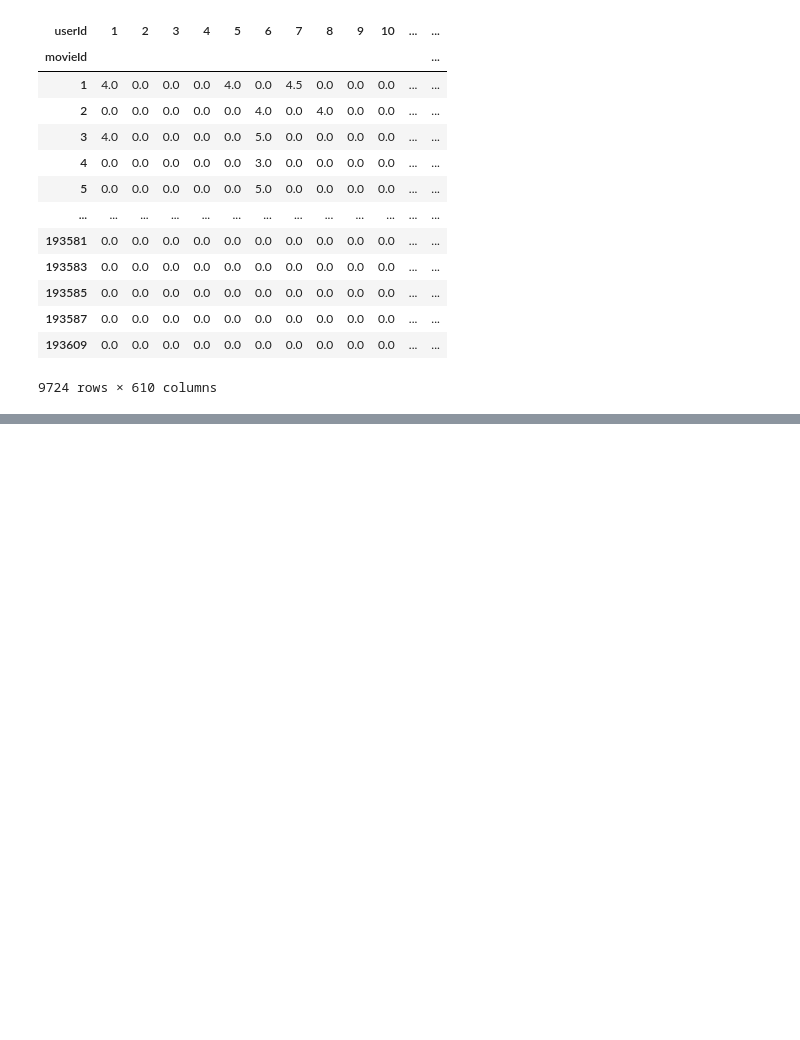
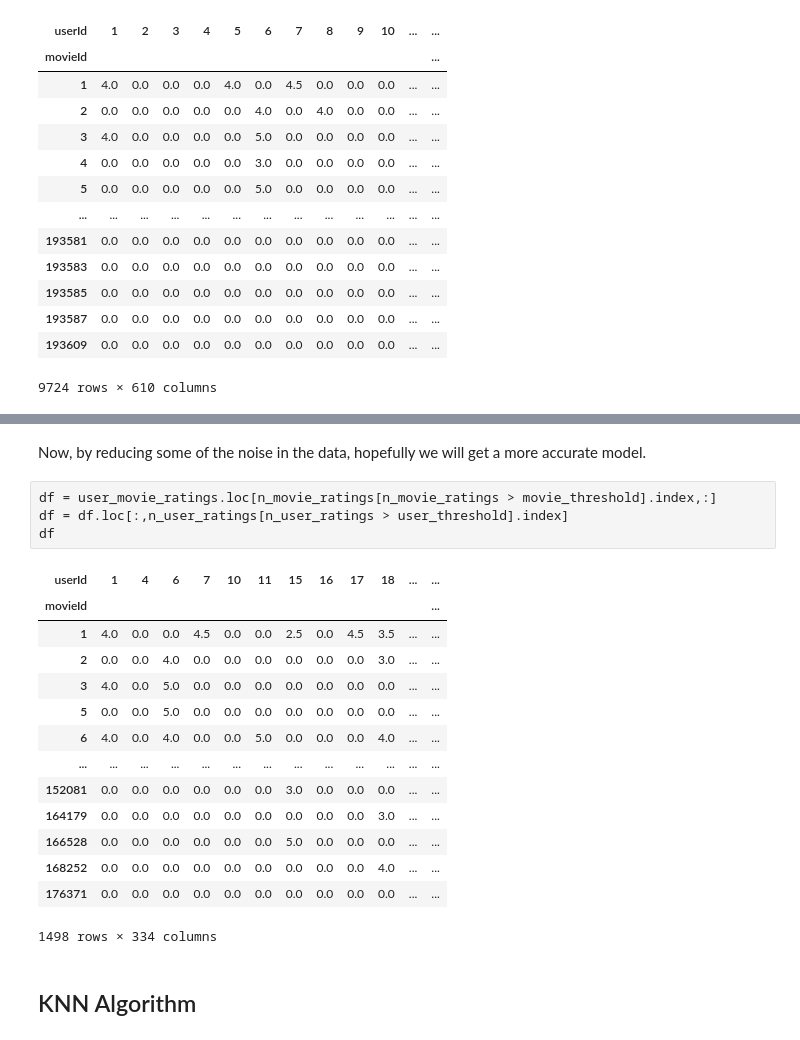
Before and after one commit to smmadden/cs-486-movie-recs, a Jupyter notebook: movie_recommender.ipynb, the cells around one changed output, grey strips where cells are left out. Saved outputs shown, nothing was run; the diff lists cells and outputs as text; blank space fills up the shorter version.

```diff
--- a/movie_recommender.ipynb
+++ b/movie_recommender.ipynb
@@ -119,0 +314,23 @@ Name: tag, Length: 1475, dtype: int64
+# %% [markdown]
+Now, by reducing some of the noise in the data, hopefully we will get a more accurate model.
+# %%
+df = user_movie_ratings.loc[n_movie_ratings[n_movie_ratings > movie_threshold].index,:]
+df = df.loc[:,n_user_ratings[n_user_ratings > user_threshold].index]
+df
+# %% [output]
+| userId | 1 | 4 | 6 | 7 | 10 | 11 | 15 | 16 | 17 | 18 | ... | ... |
+| movieId |  |  |  |  |  |  |  |  |  |  |  | ... |
+| 1 | 4.0 | 0.0 | 0.0 | 4.5 | 0.0 | 0.0 | 2.5 | 0.0 | 4.5 | 3.5 | ... | ... |
+| 2 | 0.0 | 0.0 | 4.0 | 0.0 | 0.0 | 0.0 | 0.0 | 0.0 | 0.0 | 3.0 | ... | ... |
+| 3 | 4.0 | 0.0 | 5.0 | 0.0 | 0.0 | 0.0 | 0.0 | 0.0 | 0.0 | 0.0 | ... | ... |
+| 5 | 0.0 | 0.0 | 5.0 | 0.0 | 0.0 | 0.0 | 0.0 | 0.0 | 0.0 | 0.0 | ... | ... |
+| 6 | 4.0 | 0.0 | 4.0 | 0.0 | 0.0 | 5.0 | 0.0 | 0.0 | 0.0 | 4.0 | ... | ... |
+| ... | ... | ... | ... | ... | ... | ... | ... | ... | ... | ... | ... | ... |
+| 152081 | 0.0 | 0.0 | 0.0 | 0.0 | 0.0 | 0.0 | 3.0 | 0.0 | 0.0 | 0.0 | ... | ... |
+| 164179 | 0.0 | 0.0 | 0.0 | 0.0 | 0.0 | 0.0 | 0.0 | 0.0 | 0.0 | 3.0 | ... | ... |
+| 166528 | 0.0 | 0.0 | 0.0 | 0.0 | 0.0 | 0.0 | 5.0 | 0.0 | 0.0 | 0.0 | ... | ... |
+| 168252 | 0.0 | 0.0 | 0.0 | 0.0 | 0.0 | 0.0 | 0.0 | 0.0 | 0.0 | 4.0 | ... | ... |
+| 176371 | 0.0 | 0.0 | 0.0 | 0.0 | 0.0 | 0.0 | 0.0 | 0.0 | 0.0 | 0.0 | ... | ... |
+1498 rows × 334 columns
+# %% [markdown]
+## KNN Algorithm
```
Also changed, not shown: parts of 50 cells of this notebook.
